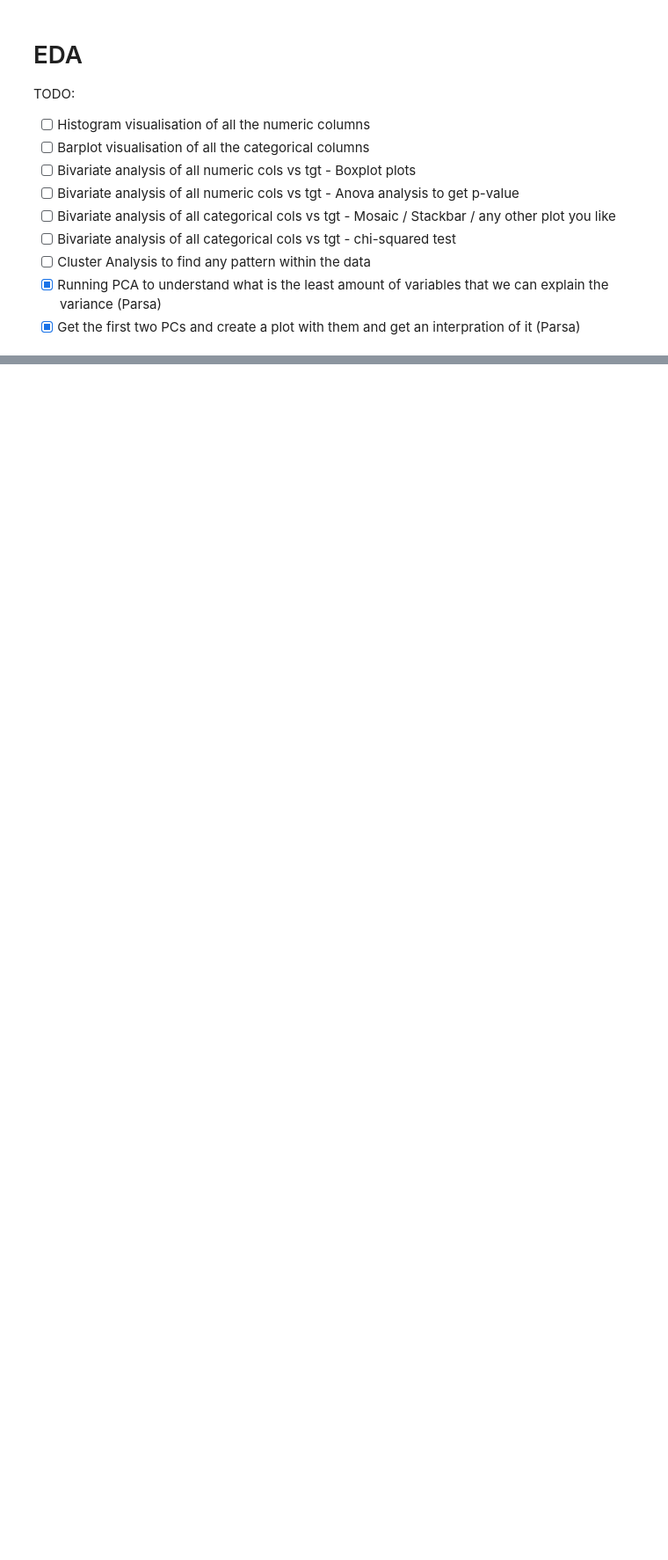
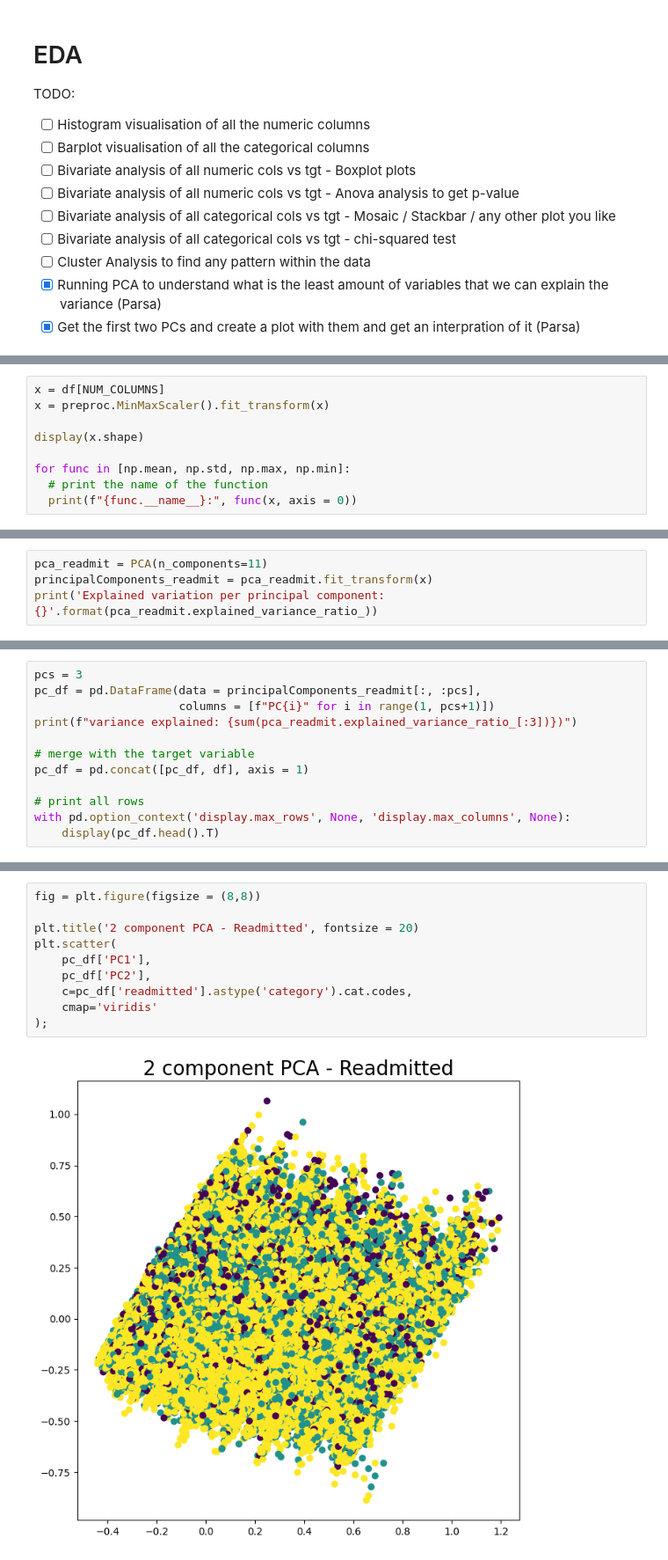
Before and after one commit to BAlmeidaS/predictive-analysis, a Jupyter notebook: notebook.ipynb, the cells around one changed output, grey strips where cells are left out. Shown at 88% size. Drawn from its saved outputs; the diff is of its cells as text; blank space fills up the shorter version.

Commit message:
adding some PCs plots related to other variables

```diff
--- a/notebook.ipynb
+++ b/notebook.ipynb
@@ -303,0 +319,9 @@ plt.legend(targets,prop={'size': 15})
+# %%
+x = df[NUM_COLUMNS]
+x = preproc.MinMaxScaler().fit_transform(x)
+
+display(x.shape)
+
+for func in [np.mean, np.std, np.max, np.min]:
+  # print the name of the function
+  print(f"{func.__name__}:", func(x, axis = 0))
@@ -303,0 +347,4 @@ plt.legend(targets,prop={'size': 15})
+# %%
+pca_readmit = PCA(n_components=11)
+principalComponents_readmit = pca_readmit.fit_transform(x)
+print('Explained variation per principal component: {}'.format(pca_readmit.explained_variance_ratio_))
@@ -303,0 +354,12 @@ plt.legend(targets,prop={'size': 15})
+# %%
+pcs = 3
+pc_df = pd.DataFrame(data = principalComponents_readmit[:, :pcs],
+                     columns = [f"PC{i}" for i in range(1, pcs+1)])
+print(f"variance explained: {sum(pca_readmit.explained_variance_ratio_[:3])})")
+
+# merge with the target variable
+pc_df = pd.concat([pc_df, df], axis = 1)
+
+# print all rows
+with pd.option_context('display.max_rows', None, 'display.max_columns', None):
+    display(pc_df.head().T)
@@ -303,0 +385,12 @@ plt.legend(targets,prop={'size': 15})
+# %%
+fig = plt.figure(figsize = (8,8))
+
+plt.title('2 component PCA - Readmitted', fontsize = 20)
+plt.scatter(
+    pc_df['PC1'],
+    pc_df['PC2'],
+    c=pc_df['readmitted'].astype('category').cat.codes,
+    cmap='viridis'
+);
+# %% [output]
+[figure, added]
```
Also changed, not shown: parts of 24 cells of this notebook, 1 other file.
